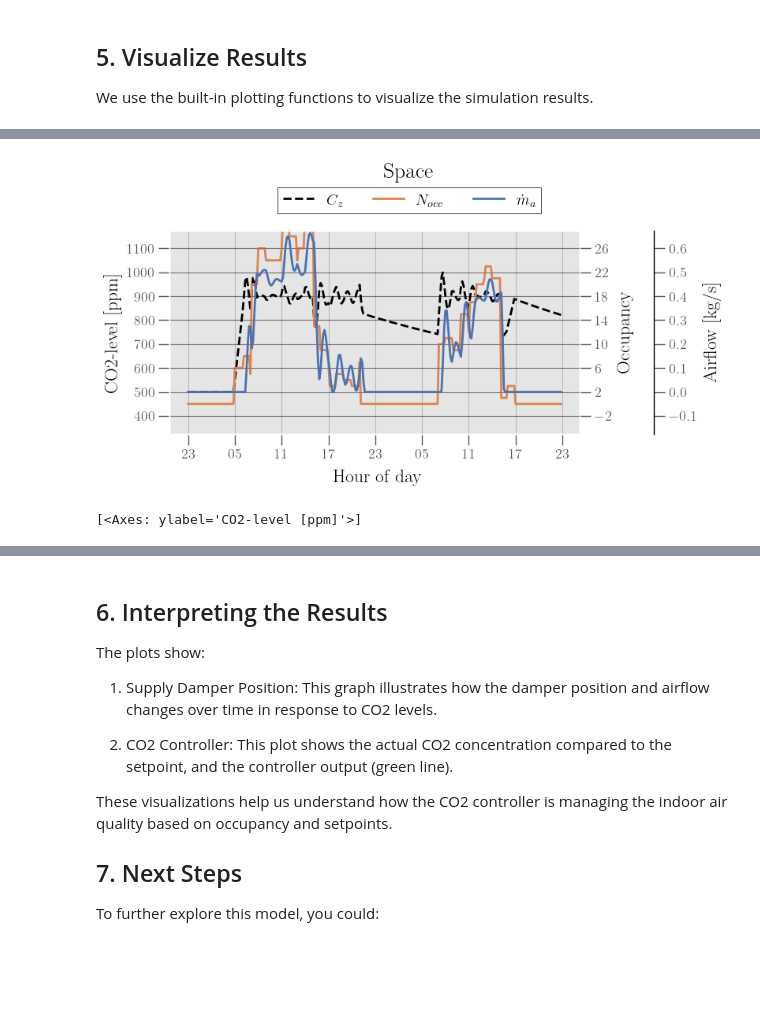
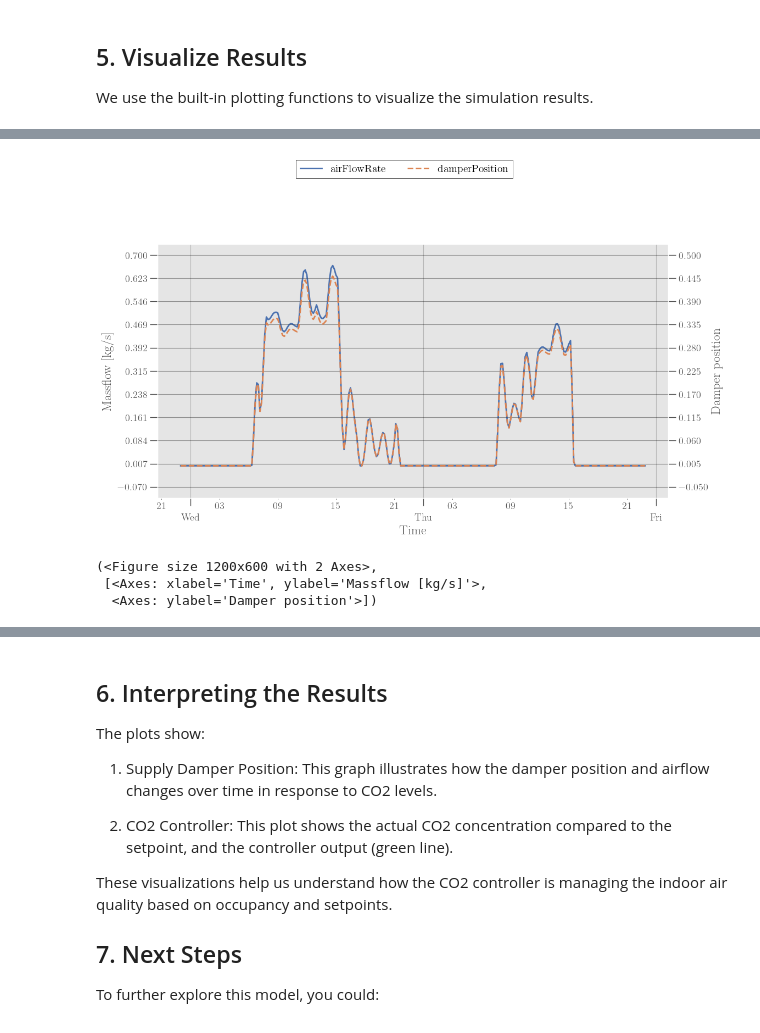
Before and after one commit to JBjoernskov/Twin4Build, a Jupyter notebook: twin4build/examples/space_co2_controller_example.ipynb, the cells around one changed output, grey strips where cells are left out. Cells and saved outputs as stored; diff of their text form; code cells hidden in the pictures; blank space fills up the shorter version.

```diff
--- a/twin4build/examples/space_co2_controller_example.ipynb
+++ b/twin4build/examples/space_co2_controller_example.ipynb
@@ -156,5 +152,14 @@ plot.plot_CO2_controller(model, simulator, "CO2 controller", show=True)
-# %%
-plot.plot_space_CO2(model, simulator, "Space", show=True)
-# %% [output]
-[figure, removed]
-[<Axes: ylabel='CO2-level [ppm]'>]
+# %%
+plot.plot_component(simulator,
+                    components_1axis=[("Supply damper", "airFlowRate")],
+                    components_2axis=[("Supply damper", "damperPosition")],
+                    ylabel_1axis="Massflow [kg/s]", #Optional
+                    ylabel_2axis="Damper position", #Optional
+                    show=True,
+                    align_zero=True,
+                    nticks=11)
+# %% [output]
+[figure, added]
+(<Figure size 1200x600 with 2 Axes>,
+ [<Axes: xlabel='Time', ylabel='Massflow [kg/s]'>,
+  <Axes: ylabel='Damper position'>])
```
Also changed, not shown: parts of 6 cells of this notebook, 9 other files.
